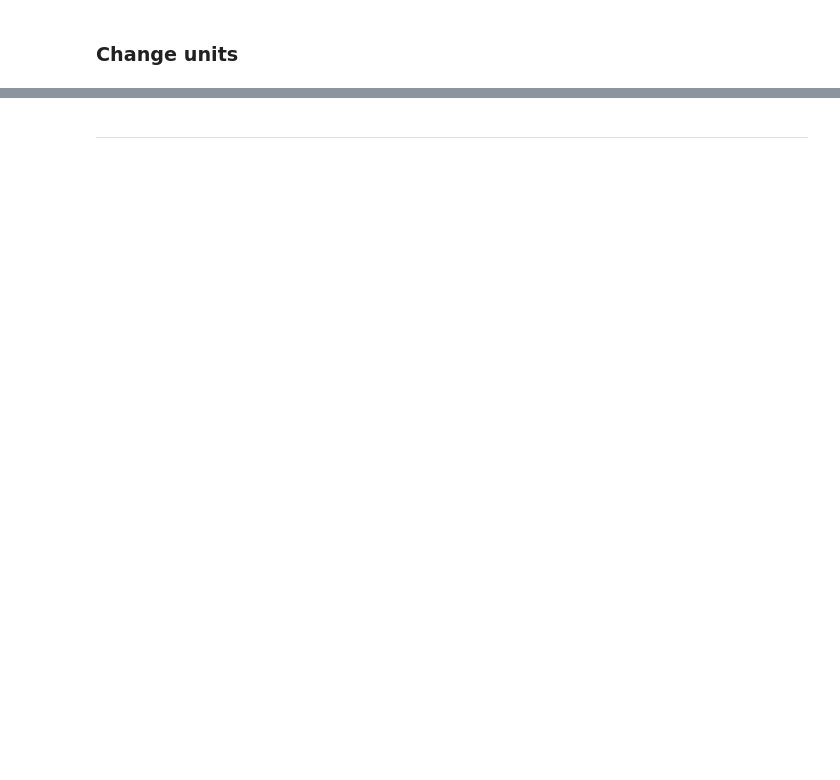
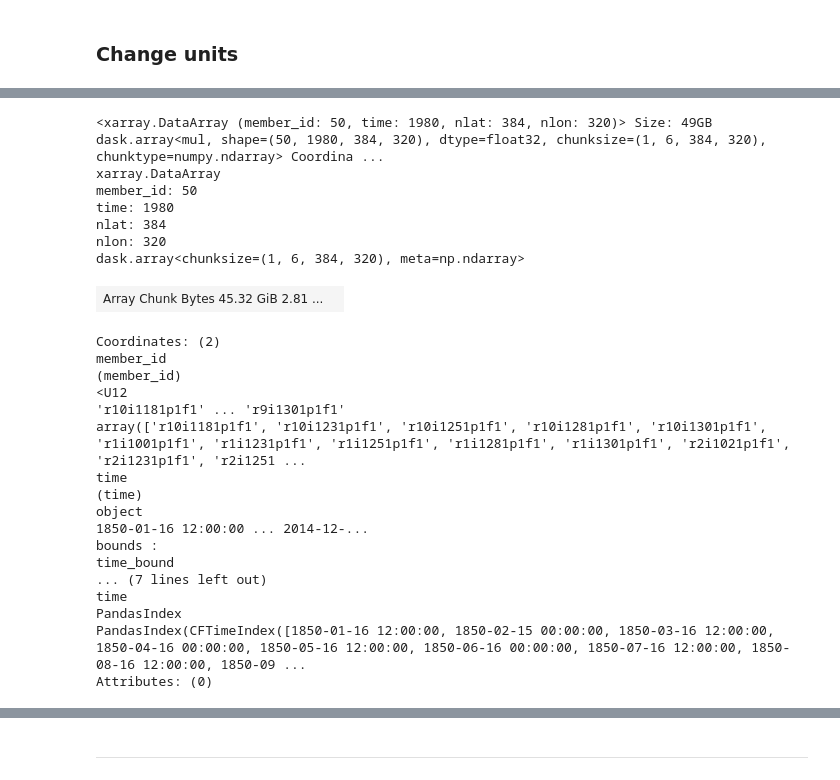
Before and after one commit to jukent/osdf-cookbook, a Jupyter notebook: notebooks/02_cesm2_oceanheat.ipynb, the cells around one changed output, grey strips where cells are left out. Saved outputs shown, nothing was run; the diff lists cells and outputs as text; code cells hidden in the pictures; blank space fills up the shorter version.

```diff
--- a/notebooks/02_cesm2_oceanheat.ipynb
+++ b/notebooks/02_cesm2_oceanheat.ipynb
@@ -218,0 +235,5 @@ We also suggest checking out Jupyter Book's [brief demonstration](https://jupyte
+# %%
+depth_level_deltas = depth_levels_in_m.isel(z_t=slice(1, None)).values - depth_levels_in_m.isel(z_t=slice(0, -1)).values
+# Optionally, if you want to keep it as an xarray DataArray, re-wrap the result
+depth_level_deltas = xr.DataArray(depth_level_deltas, dims=["z_t"], coords={"z_t": depth_levels_in_m.z_t.isel(z_t=slice(0, -1))})
+depth_level_deltas
@@ -218,0 +271,7 @@ We also suggest checking out Jupyter Book's [brief demonstration](https://jupyte
+# %%
+def calc_ocean_heat(delta_level, temperature):
+    rho = 1026 #kg/m^3
+    c_p = 3990 #J/(kg K)
+    weighted_temperature = delta_level * temperature
+    heat = weighted_temperature.sum(dim="z_t")*rho*c_p
+    return heat
@@ -218,0 +317,29 @@ We also suggest checking out Jupyter Book's [brief demonstration](https://jupyte
+# %%
+hist_ocean_heat = calc_ocean_heat(depth_level_deltas_surface,hist_temp_ocean_surface)
+hist_ocean_heat
+# %% [output]
+<xarray.DataArray (member_id: 50, time: 1980, nlat: 384, nlon: 320)> Size: 49GB dask.array<mul, shape=(50, 1980, 384, 320), dtype=float32, chunksize=(1, 6, 384, 320), chunktype=numpy.ndarray> Coordina ...
+xarray.DataArray
+member_id: 50
+time: 1980
+nlat: 384
+nlon: 320
+dask.array<chunksize=(1, 6, 384, 320), meta=np.ndarray>
+| Array Chunk Bytes 45.32 GiB 2.81 ... |  |
+Coordinates: (2)
+member_id
+(member_id)
+<U12
+'r10i1181p1f1' ... 'r9i1301p1f1'
+array(['r10i1181p1f1', 'r10i1231p1f1', 'r10i1251p1f1', 'r10i1281p1f1', 'r10i1301p1f1', 'r1i1001p1f1', 'r1i1231p1f1', 'r1i1251p1f1', 'r1i1281p1f1', 'r1i1301p1f1', 'r2i1021p1f1', 'r2i1231p1f1', 'r2i1251 ...
+time
+(time)
+object
+1850-01-16 12:00:00 ... 2014-12-...
+bounds :
+time_bound
+... (7 lines left out)
+time
+PandasIndex
+PandasIndex(CFTimeIndex([1850-01-16 12:00:00, 1850-02-15 00:00:00, 1850-03-16 12:00:00, 1850-04-16 00:00:00, 1850-05-16 12:00:00, 1850-06-16 00:00:00, 1850-07-16 12:00:00, 1850-08-16 12:00:00, 1850-09 ...
+Attributes: (0)
```
Also changed, not shown: parts of 31 cells of this notebook.
